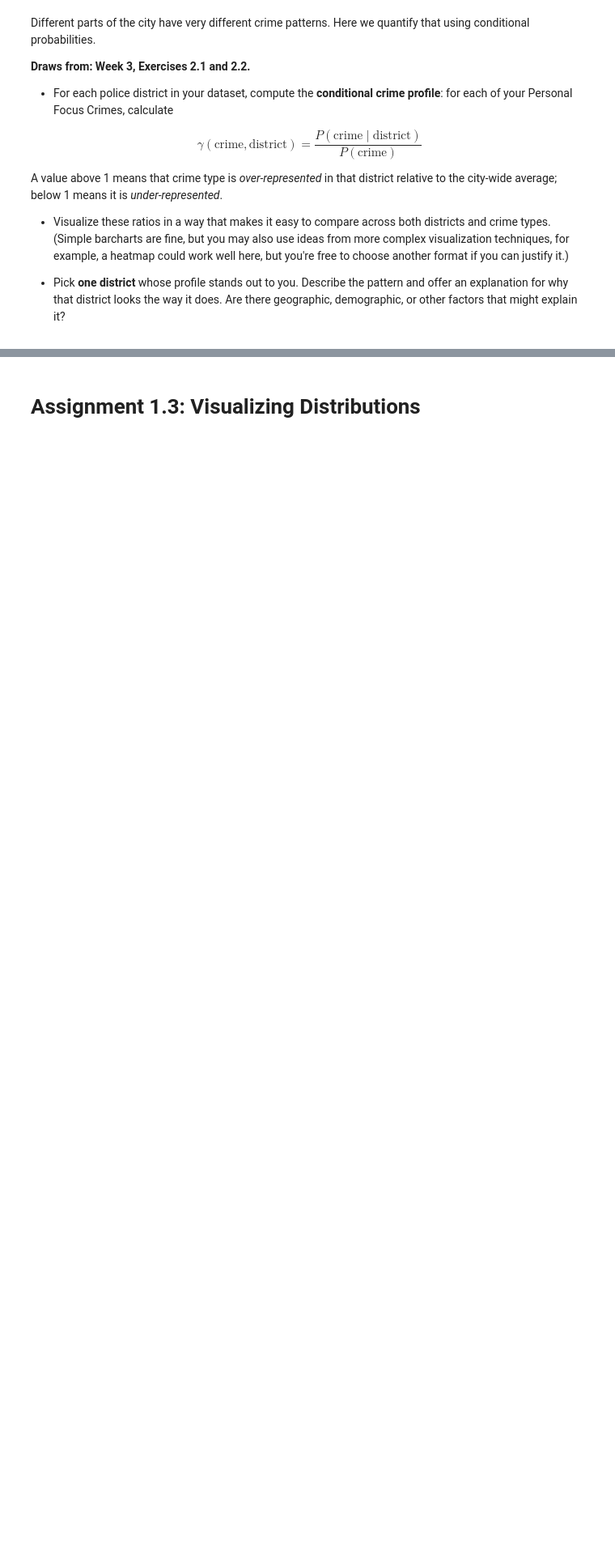
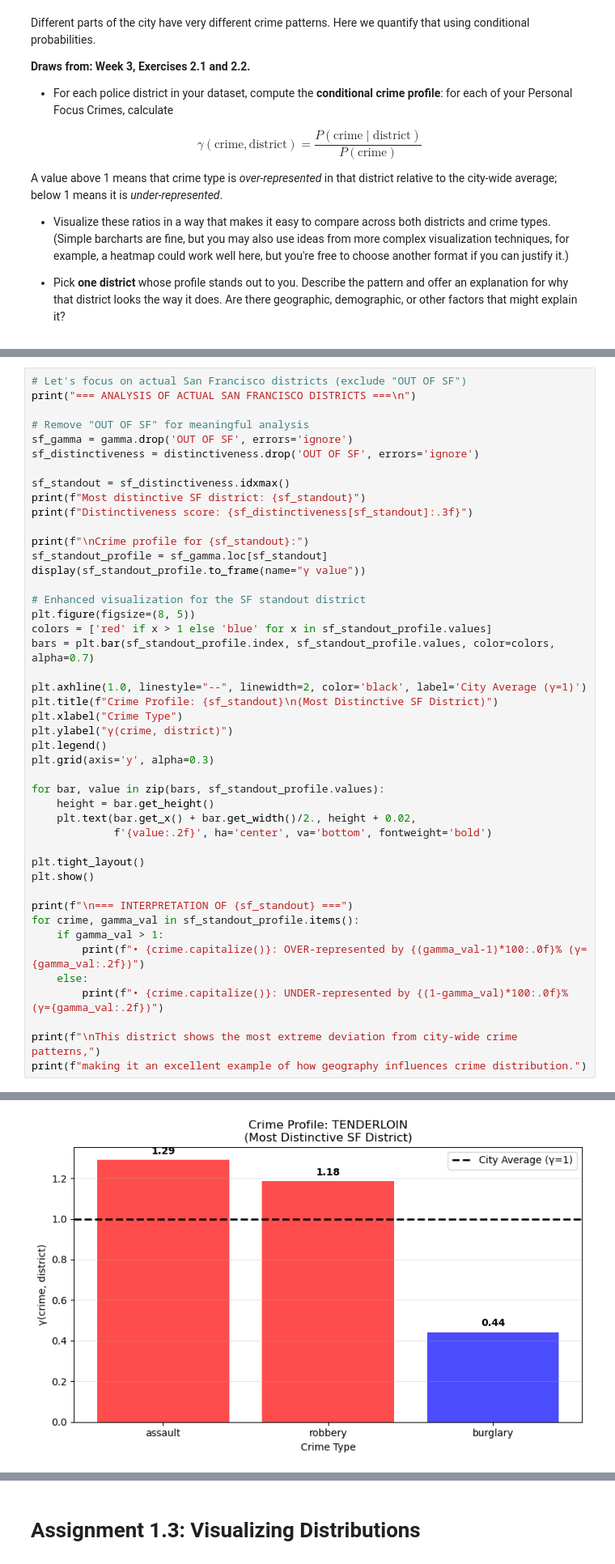
Before and after one commit to michmai/-02806-Social-Data-Analysis-and-Visualization, a Jupyter notebook: Assignment1.ipynb, the cells around one changed output, grey strips where cells are left out. Shown at 81% size. Drawn from its saved outputs; the diff is of its cells as text; blank space fills up the shorter version.

```diff
--- a/Assignment1.ipynb
+++ b/Assignment1.ipynb
@@ -401,0 +297,46 @@ The conditional probability approach effectively quantifies how different parts
+# %%
+# Let's focus on actual San Francisco districts (exclude "OUT OF SF")
+print("=== ANALYSIS OF ACTUAL SAN FRANCISCO DISTRICTS ===\n")
+
+# Remove "OUT OF SF" for meaningful analysis
+sf_gamma = gamma.drop('OUT OF SF', errors='ignore')
+sf_distinctiveness = distinctiveness.drop('OUT OF SF', errors='ignore')
+
+sf_standout = sf_distinctiveness.idxmax()
+print(f"Most distinctive SF district: {sf_standout}")
+print(f"Distinctiveness score: {sf_distinctiveness[sf_standout]:.3f}")
+
+print(f"\nCrime profile for {sf_standout}:")
+sf_standout_profile = sf_gamma.loc[sf_standout]
+display(sf_standout_profile.to_frame(name="γ value"))
+
+# Enhanced visualization for the SF standout district
+plt.figure(figsize=(8, 5))
+colors = ['red' if x > 1 else 'blue' for x in sf_standout_profile.values]
+bars = plt.bar(sf_standout_profile.index, sf_standout_profile.values, color=colors, alpha=0.7)
+
+plt.axhline(1.0, linestyle="--", linewidth=2, color='black', label='City Average (γ=1)')
+plt.title(f"Crime Profile: {sf_standout}\n(Most Distinctive SF District)")
+plt.xlabel("Crime Type")
+plt.ylabel("γ(crime, district)")
+plt.legend()
+plt.grid(axis='y', alpha=0.3)
+
+for bar, value in zip(bars, sf_standout_profile.values):
+    height = bar.get_height()
+    plt.text(bar.get_x() + bar.get_width()/2., height + 0.02,
+             f'{value:.2f}', ha='center', va='bottom', fontweight='bold')
+
+plt.tight_layout()
+plt.show()
+
+print(f"\n=== INTERPRETATION OF {sf_standout} ===")
+for crime, gamma_val in sf_standout_profile.items():
+    if gamma_val > 1:
+        print(f"• {crime.capitalize()}: OVER-represented by {(gamma_val-1)*100:.0f}% (γ={gamma_val:.2f})")
+    else:
+        print(f"• {crime.capitalize()}: UNDER-represented by {(1-gamma_val)*100:.0f}% (γ={gamma_val:.2f})")
+
+print(f"\nThis district shows the most extreme deviation from city-wide crime patterns,")
+print(f"making it an excellent example of how geography influences crime distribution.")
+# %% [output]
@@ -401,0 +354 @@ The conditional probability approach effectively quantifies how different parts
+[figure, added]
```
Also changed, not shown: parts of 18 cells of this notebook.
